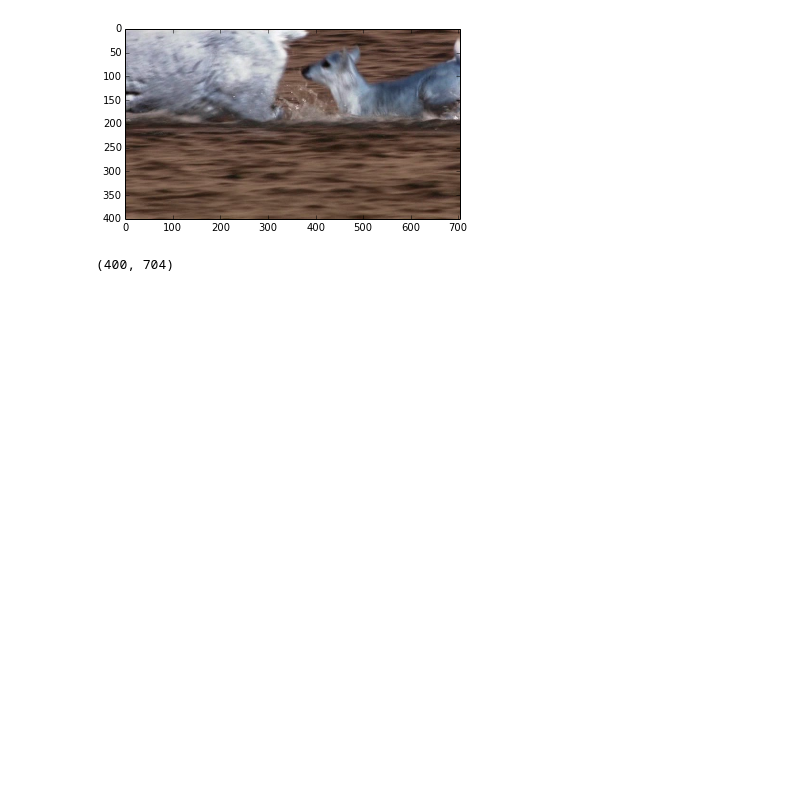
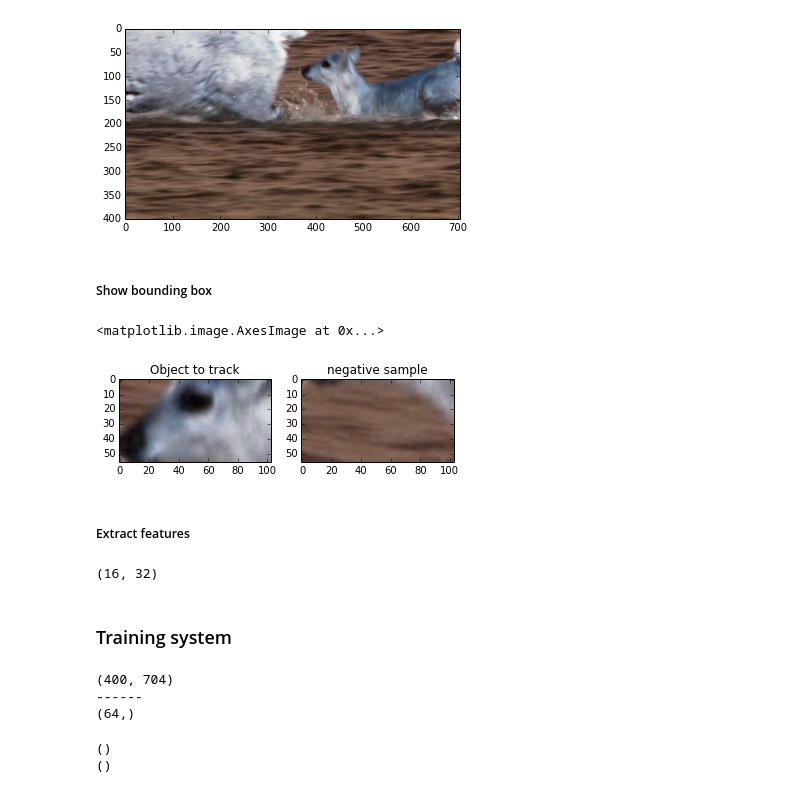
Before and after one commit to Darialfury/pdiclass, a Jupyter notebook: TrackingSystem.ipynb, the cells around one changed output. Drawn from its saved outputs; the diff is of its cells as text; code cells hidden in the pictures; blank space fills up the shorter version.

Commit message:
added hog features positive and negative

```diff
--- a/TrackingSystem.ipynb
+++ b/TrackingSystem.ipynb
@@ -26,4 +63,15 @@ from sklearn import svm
+# %%
+#Definitions of files and folders
+dataset_name = './BenchmarkTracking/'
+bounding_name = './bounding/'
+video_name = 'Deer'
 # %% [markdown]
 ##### Show video in frames
+# %%
+#Get the list of images for sample of dataset
+path_video = os.path.join(dataset_name, video_name, 'img')
+frame_list = os.listdir(path_video)
+frame_list.sort()
+first_mat = cv2.imread(os.path.join(dataset_name,video_name,'img',frame_list[0]))
 # %%
 #Show frame by frame a video specified
@@ -45,9 +87,66 @@ print "Finished..."
 display.clear_output(wait=True)
 # %% [output]
 [figure]
+# %% [markdown]
+##### Show bounding box
+# %%
+#show the bounding box sampled by the user
+file_load = os.path.join(bounding_name,video_name + '.mat')
+array = sio.loadmat(file_load)
+pts = array['bound']
+positive_sample, negative_sample = cut_image(first_mat, pts)
+plt.subplot(1,2,1)
+plt.imshow(positive_sample)
+plt.title('Object to track')
+plt.subplot(1,2,2)
+plt.title('negative sample')
+plt.imshow(negative_sample)
+# %% [output]
+<matplotlib.image.AxesImage at 0x...>
+[figure, added]
+# %% [markdown]
+##### Extract features
+# %%
+#make a grid of the image
+flag_show = False
+pos_cell = grid_image(cv2.cvtColor(positive_sample,cv2.COLOR_BGR2GRAY))
+neg_cell = grid_image(cv2.cvtColor(negative_sample,cv2.COLOR_BGR2GRAY))
+hog_data = []
+for i in range(0,len(pos_cell)):
+    hog_data.append(hog_manual(pos_cell[i]))
+
+hogdata = [map(hog_manual,cell_to_analyze) for cell_to_analyze in list_cell]
+hog_features = np.array(hog_data)
+print hog_features.shape
+
+if flag_show:
+    for i in range(0,len(list_cell)):
+        segment = list_cell[i]
+        print segment.shape
+        plt.subplot(len(list_cell), 1,i+1)
+        plt.imshow(segment, cmap=plt.cm.gray, vmin=0, vmax=255)
+# %% [output]
+(16, 32)
+# %% [markdown]
+### Training system
 # %%
 gray_im = cv2.cvtColor(img_mat,cv2.COLOR_BGR2GRAY)
-asd, bins = hogf(gray_im)
-bins.shape
+asd = hog_manual(gray_im)
+asd = hog_manual(list_cell[0])
+print gray_im.shape
+print "------"
+print asd.shape
 # %% [output]
 (400, 704)
+------
+(64,)
+# %%
+hog = cv2.HOGDescriptor()
+hog.setSVMDetector( cv2.HOGDescriptor_getDefaultPeopleDetector() )
+hogParams = {'winStride': (8, 8), 'padding': (32, 32), 'scale': 1.05}
+result, w = hog.detectMultiScale(img_mat, **hogParams)
+print result
+print w
+# %% [output]
+()
+()
```
Also changed, not shown: parts of 4 cells of this notebook, 2 other files.
